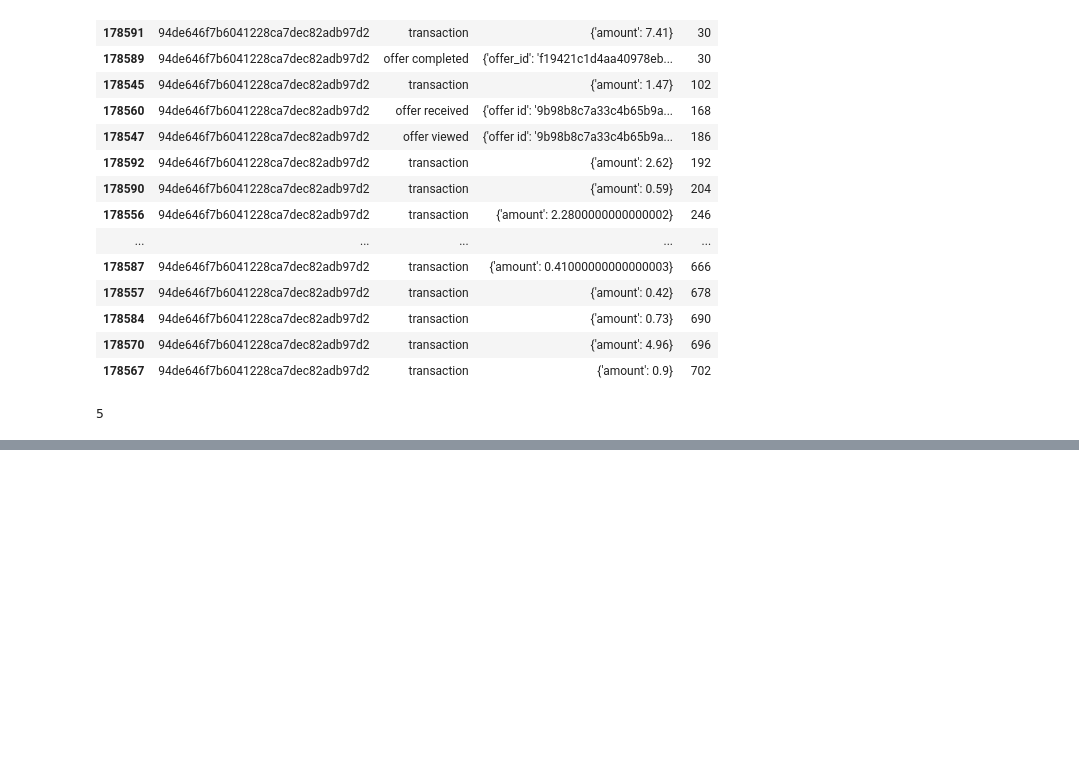
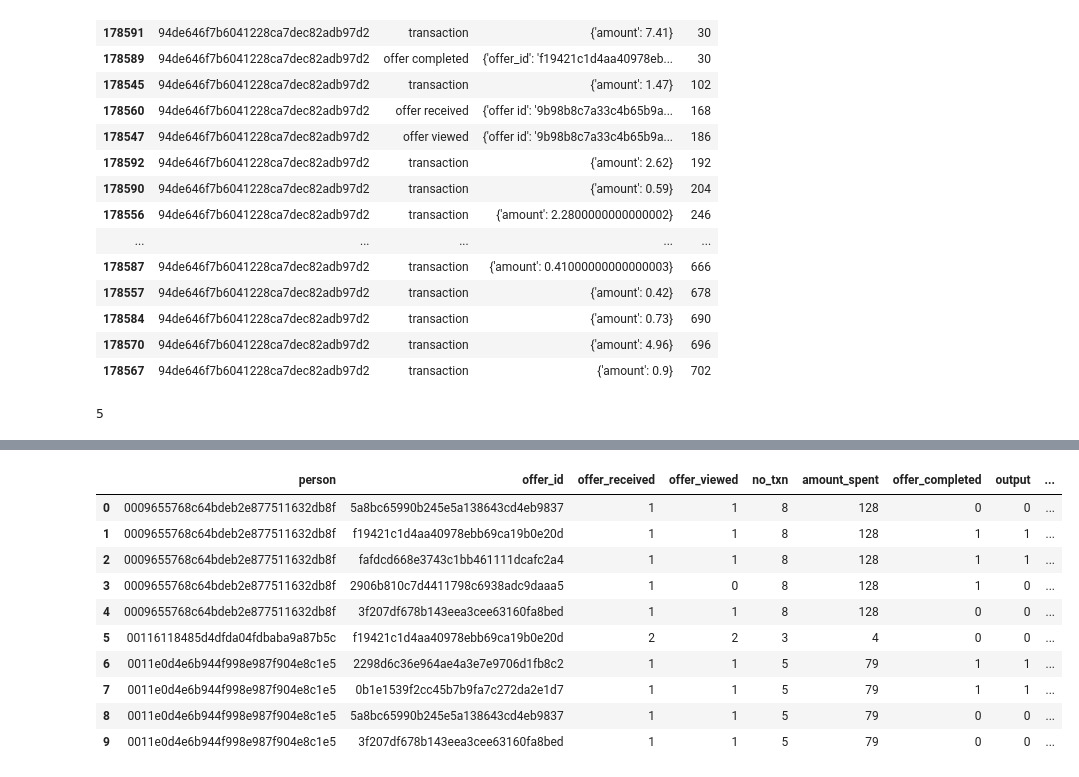
Before and after one commit to srirammanikumar/StarbucksChallenge, a Jupyter notebook: Starbucks_Capstone_notebook.ipynb, the cells around one changed output, grey strips where cells are left out. Saved outputs shown, nothing was run; the diff lists cells and outputs as text; code cells hidden in the pictures; blank space fills up the shorter version.

```diff
--- a/Starbucks_Capstone_notebook.ipynb
+++ b/Starbucks_Capstone_notebook.ipynb
@@ -439,0 +407,3 @@ offer_temp_df
+# %%
+data = pd.read_csv('data/data.csv')
+data
@@ -439,0 +424,18 @@ offer_temp_df
+# %%
+# set output = 0 or 1.
+# 1 means to keep sending offers
+# 0 is to stop sending offers
+# if a person has viewed and used an offer, or if he has not viewed and not used.. V - C = 0 keep sending more offers
+# if a person has viewed offers but not used all of them. V-C > 0 & C > 0 .. keep sending offers
+# if a person has seen offers but never used them. V-C > 0 & C = 0.. Do not send more offers
+# if a person has used more offers than the offers viewd. V-C < 0 .. Do not send more offers
+
+output = data.apply(lambda
+                    row:
+                    1 if
+                    (row.offer_viewed-row.offer_completed==0) or
+                    (row.offer_viewed-row.offer_completed > 0 and row.offer_completed > 0)
+                    else 0, axis=1)
+
+data['output'] = output
+data.head()
@@ -439,0 +449,17 @@ offer_temp_df
+# %%
+data_mid = pd.merge(data, profile, left_on='person', right_on='id')
+drop_columns = ['id','became_member_on']
+data_mid = data_mid.drop(drop_columns,axis=1)
+data_mid.head(10)
+# %% [output]
+|  | person | offer_id | offer_received | offer_viewed | no_txn | amount_spent | offer_completed | output | ... |
+| 0 | 0009655768c64bdeb2e877511632db8f | 5a8bc65990b245e5a138643cd4eb9837 | 1 | 1 | 8 | 128 | 0 | 0 | ... |
+| 1 | 0009655768c64bdeb2e877511632db8f | f19421c1d4aa40978ebb69ca19b0e20d | 1 | 1 | 8 | 128 | 1 | 1 | ... |
+| 2 | 0009655768c64bdeb2e877511632db8f | fafdcd668e3743c1bb461111dcafc2a4 | 1 | 1 | 8 | 128 | 1 | 1 | ... |
+| 3 | 0009655768c64bdeb2e877511632db8f | 2906b810c7d4411798c6938adc9daaa5 | 1 | 0 | 8 | 128 | 1 | 0 | ... |
+| 4 | 0009655768c64bdeb2e877511632db8f | 3f207df678b143eea3cee63160fa8bed | 1 | 1 | 8 | 128 | 0 | 0 | ... |
+| 5 | 00116118485d4dfda04fdbaba9a87b5c | f19421c1d4aa40978ebb69ca19b0e20d | 2 | 2 | 3 | 4 | 0 | 0 | ... |
+| 6 | 0011e0d4e6b944f998e987f904e8c1e5 | 2298d6c36e964ae4a3e7e9706d1fb8c2 | 1 | 1 | 5 | 79 | 1 | 1 | ... |
+| 7 | 0011e0d4e6b944f998e987f904e8c1e5 | 0b1e1539f2cc45b7b9fa7c272da2e1d7 | 1 | 1 | 5 | 79 | 1 | 1 | ... |
+| 8 | 0011e0d4e6b944f998e987f904e8c1e5 | 5a8bc65990b245e5a138643cd4eb9837 | 1 | 1 | 5 | 79 | 0 | 0 | ... |
+| 9 | 0011e0d4e6b944f998e987f904e8c1e5 | 3f207df678b143eea3cee63160fa8bed | 1 | 1 | 5 | 79 | 0 | 0 | ... |
```
Also changed, not shown: parts of 13 cells of this notebook, 1 other file.
